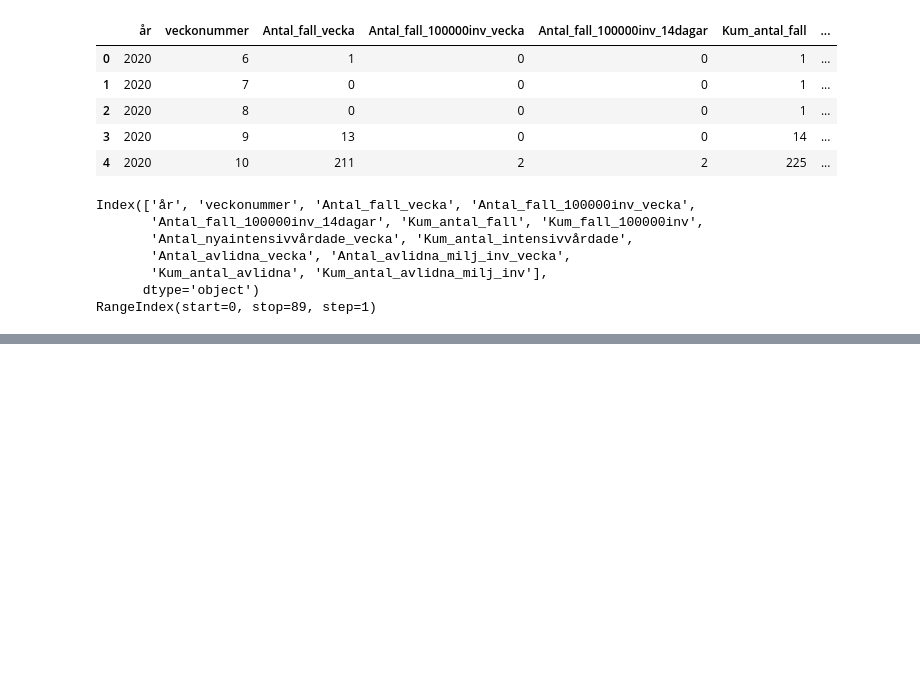
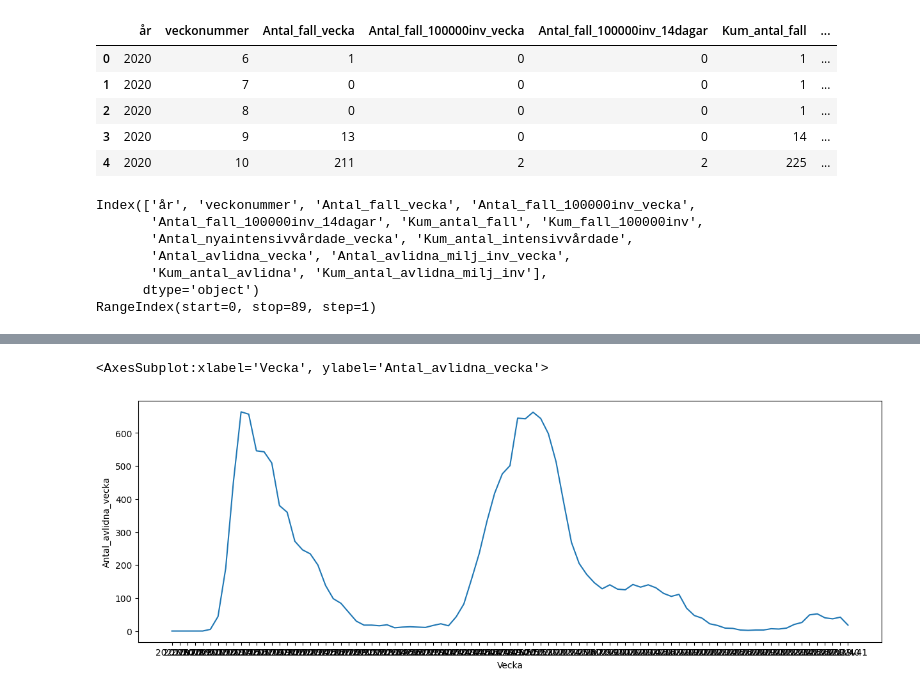
Before and after one commit to FabianAndersson17/Databehandling-Fabian-Andersson, a Jupyter notebook: Labs/Covid-19_Labb1.ipynb, the cells around one changed output, grey strips where cells are left out. Cells and saved outputs as stored; diff of their text form; code cells hidden in the pictures; blank space fills up the shorter version.

Commit message:
Made a graph for number of deaths per week

```diff
--- a/Labs/Covid-19_Labb1.ipynb
+++ b/Labs/Covid-19_Labb1.ipynb
@@ -68,3 +68,6 @@ Index(['år', 'veckonummer', 'Antal_fall_vecka', 'Antal_fall_100000inv_vecka',
        'Kum_antal_avlidna', 'Kum_antal_avlidna_milj_inv'],
       dtype='object')
 RangeIndex(start=0, stop=89, step=1)
+# %%
+covid19_cases["veckonummer"] = "v" + covid19_cases["veckonummer"].astype(str)
+covid19_cases
@@ -70,0 +88,3 @@ RangeIndex(start=0, stop=89, step=1)
+# %%
+covid19_cases["Vecka"] = covid19_cases["år"].astype(str) + covid19_cases["veckonummer"]
+covid19_cases["Vecka"]
@@ -70,0 +104,10 @@ RangeIndex(start=0, stop=89, step=1)
+# %%
+import seaborn as sns
+import plotly_express as px
+import matplotlib.pyplot as plt
+
+plt.subplots(1, 1, dpi=100, figsize=(15, 5))
+sns.lineplot(data=covid19_cases, x="Vecka", y=covid19_cases["Antal_avlidna_vecka"])
+# %% [output]
+<AxesSubplot:xlabel='Vecka', ylabel='Antal_avlidna_vecka'>
+[figure, added]
```
Also changed, not shown: parts of 2 cells of this notebook.
